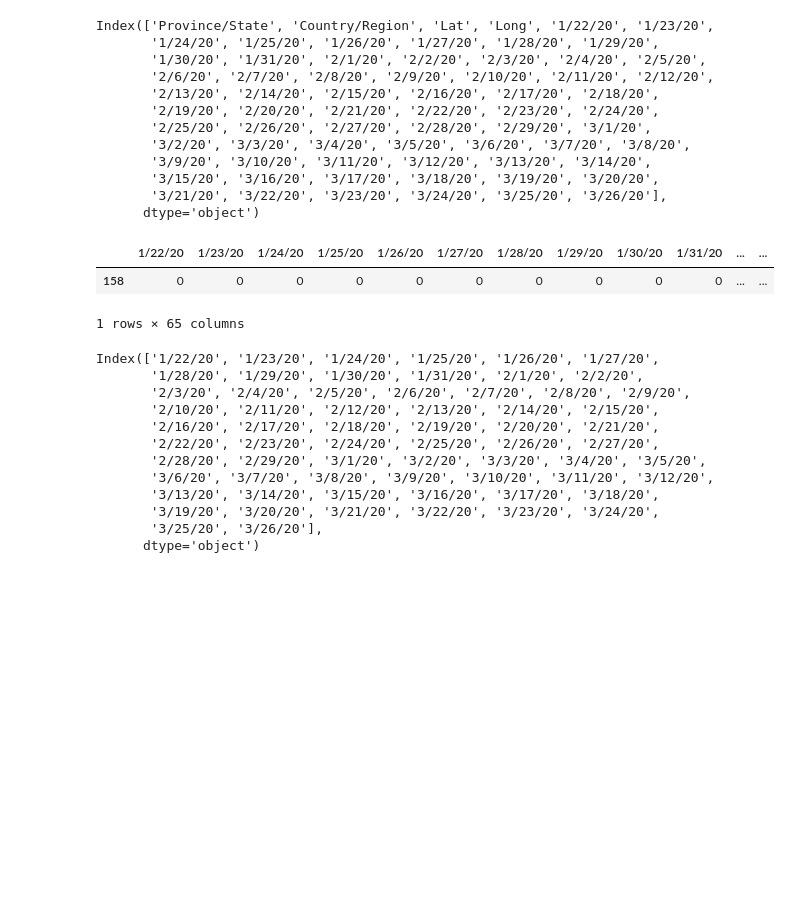
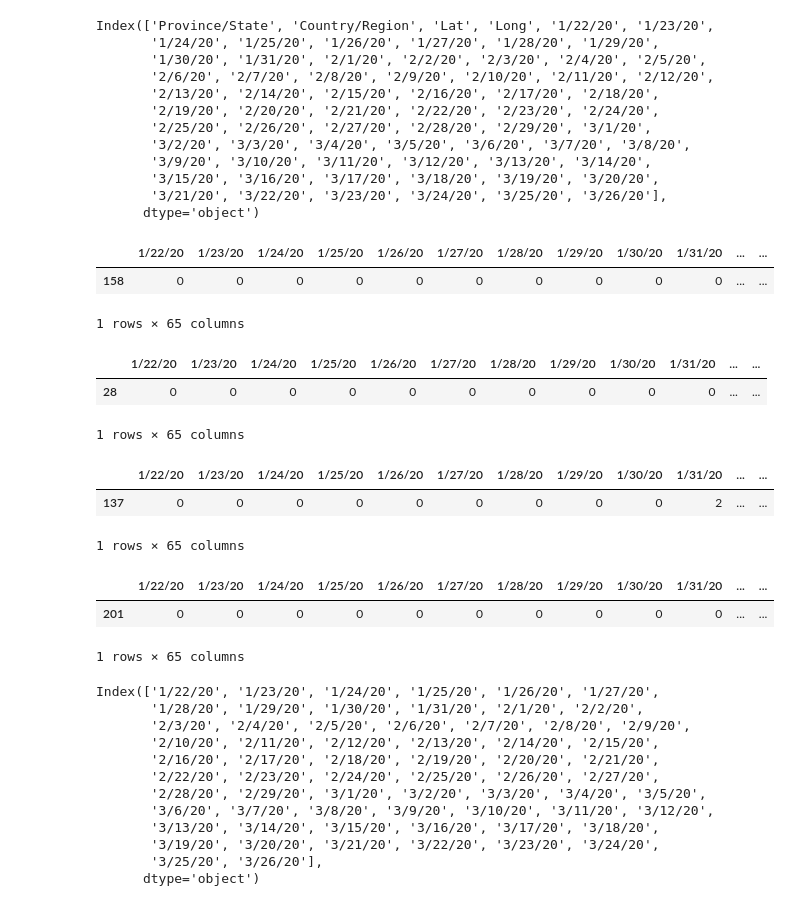
Before and after one commit to pablolopez2733/Covid-19-Data, a Jupyter notebook: COVID-19.ipynb, the cells around one changed output. Cells and saved outputs as stored; diff of their text form; code cells hidden in the pictures; blank space fills up the shorter version.

```diff
--- a/COVID-19.ipynb
+++ b/COVID-19.ipynb
@@ -52,12 +72,27 @@ Index(['Province/State', 'Country/Region', 'Lat', 'Long', '1/22/20', '1/23/20',
        '3/15/20', '3/16/20', '3/17/20', '3/18/20', '3/19/20', '3/20/20',
        '3/21/20', '3/22/20', '3/23/20', '3/24/20', '3/25/20', '3/26/20'],
       dtype='object')
-# %%
-confirmed_mex=conf_mexico.loc[:,cols_mex[4]:cols_mex[-1]]
-confirmed_mex
-# %% [output]
-|  | 1/22/20 | 1/23/20 | 1/24/20 | 1/25/20 | 1/26/20 | 1/27/20 | 1/28/20 | 1/29/20 | 1/30/20 | 1/31/20 | ... | ... |
-| 158 | 0 | 0 | 0 | 0 | 0 | 0 | 0 | 0 | 0 | 0 | ... | ... |
-1 rows × 65 columns
+# %%
+confirmed_mex=conf_mexico.loc[:,cols_mex[4]:cols_mex[-1]]
+confirmed_brazil=conf_brazil.loc[:,cols_mex[4]:cols_mex[-1]]
+confirmed_italy=conf_italy.loc[:,cols_mex[4]:cols_mex[-1]]
+confirmed_spain=conf_spain.loc[:,cols_mex[4]:cols_mex[-1]]
+display(confirmed_mex)
+display(confirmed_brazil)
+display(confirmed_italy)
+display(confirmed_spain)
+# %% [output]
+|  | 1/22/20 | 1/23/20 | 1/24/20 | 1/25/20 | 1/26/20 | 1/27/20 | 1/28/20 | 1/29/20 | 1/30/20 | 1/31/20 | ... | ... |
+| 158 | 0 | 0 | 0 | 0 | 0 | 0 | 0 | 0 | 0 | 0 | ... | ... |
+1 rows × 65 columns
+|  | 1/22/20 | 1/23/20 | 1/24/20 | 1/25/20 | 1/26/20 | 1/27/20 | 1/28/20 | 1/29/20 | 1/30/20 | 1/31/20 | ... | ... |
+| 28 | 0 | 0 | 0 | 0 | 0 | 0 | 0 | 0 | 0 | 0 | ... | ... |
+1 rows × 65 columns
+|  | 1/22/20 | 1/23/20 | 1/24/20 | 1/25/20 | 1/26/20 | 1/27/20 | 1/28/20 | 1/29/20 | 1/30/20 | 1/31/20 | ... | ... |
+| 137 | 0 | 0 | 0 | 0 | 0 | 0 | 0 | 0 | 0 | 2 | ... | ... |
+1 rows × 65 columns
+|  | 1/22/20 | 1/23/20 | 1/24/20 | 1/25/20 | 1/26/20 | 1/27/20 | 1/28/20 | 1/29/20 | 1/30/20 | 1/31/20 | ... | ... |
+| 201 | 0 | 0 | 0 | 0 | 0 | 0 | 0 | 0 | 0 | 0 | ... | ... |
+1 rows × 65 columns
 # %%
 import plotly.express as px
```
Also changed, not shown: parts of 11 cells of this notebook.
